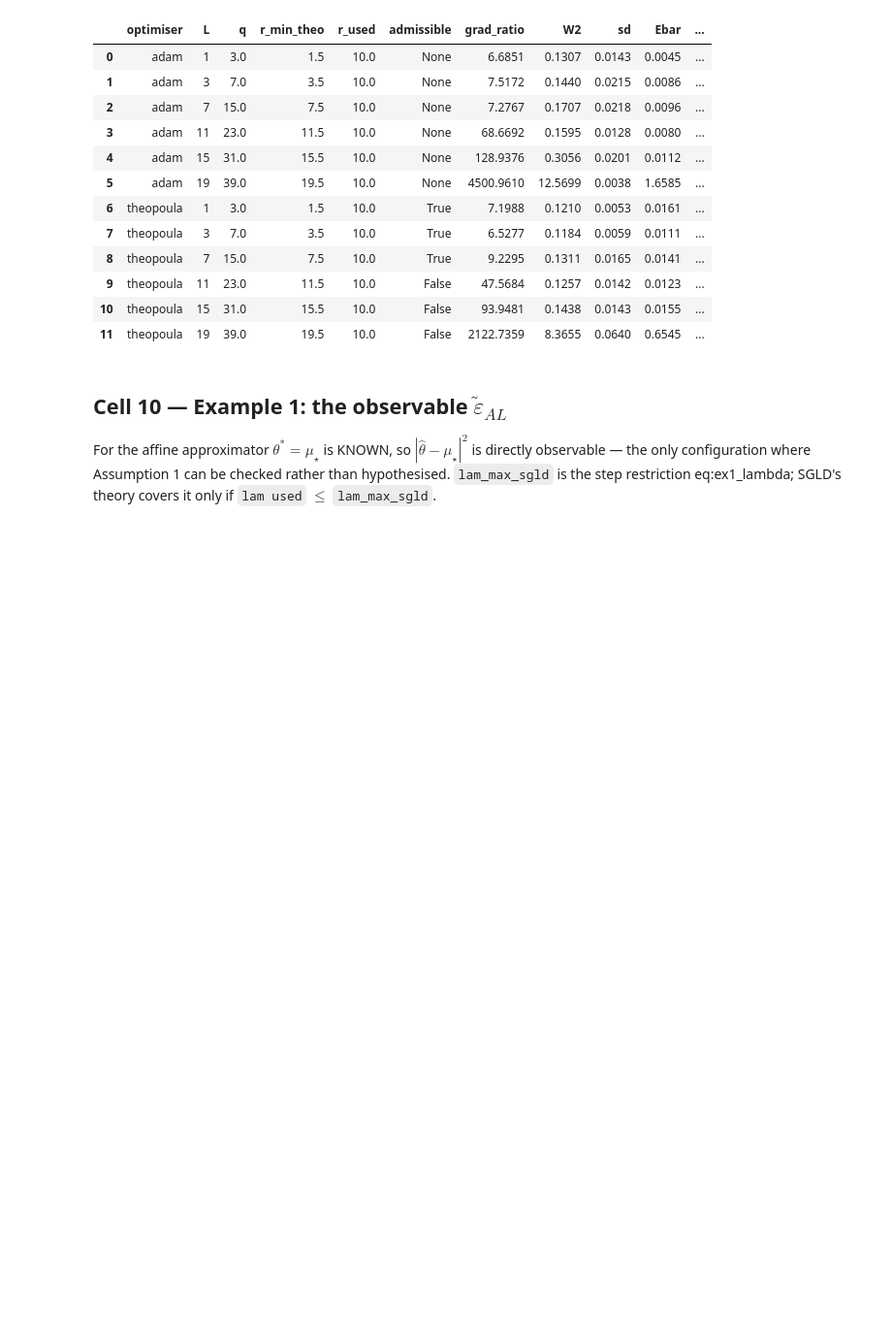
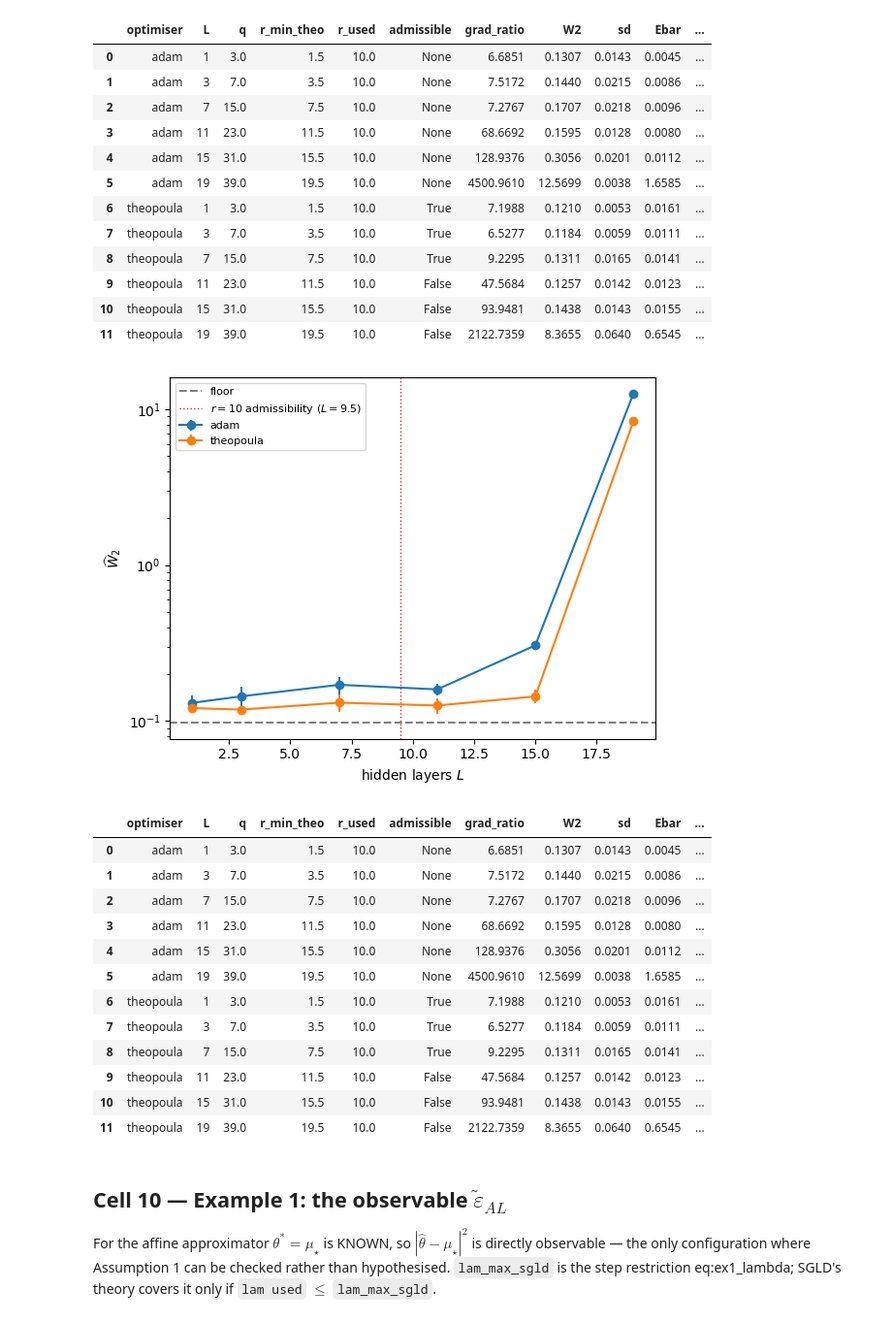
Before and after one commit to kylemcgillivray/Masters-Dissertation, a Jupyter notebook: display5.ipynb, the cells around one changed output. Shown at 97% size. Saved outputs shown, nothing was run; the diff lists cells and outputs as text; code cells hidden in the pictures; blank space fills up the shorter version.

```diff
--- a/display5.ipynb
+++ b/display5.ipynb
@@ -644,6 +690,51 @@ depth_df
 | 9 | theopoula | 11 | 23.0 | 11.5 | 10.0 | False | 47.5684 | 0.1257 | 0.0142 | 0.0123 | ... |
 | 10 | theopoula | 15 | 31.0 | 15.5 | 10.0 | False | 93.9481 | 0.1438 | 0.0143 | 0.0155 | ... |
 | 11 | theopoula | 19 | 39.0 | 19.5 | 10.0 | False | 2122.7359 | 8.3655 | 0.0640 | 0.6545 | ... |
+# %%
+rows = []
+for tag, rec in sorted(depth_runs.items(),
+                       key=lambda kv: (kv[1]["config"]["optimiser"],
+                                       kv[1]["config"]["arch"])):
+    c = rec["config"]
+    rows.append(dict(
+        optimiser=c["optimiser"], L=c["arch"] - 1, q=fct.q_of(c["arch"]),
+        r_min_theo=fct.r_min(c["arch"]), r_used=rec.get("r_used"),
+        admissible=rec.get("r_admissible"), grad_ratio=rec.get("grad_ratio"),
+        W2=rec.get("w2_mean"), sd=rec.get("w2_std"),
+        Ebar=rec.get("score_error_agg"), diverged=rec["diverged"]))
+depth_df = pd.DataFrame(rows)
+
+fig, ax = plt.subplots(figsize=(6, 4.5))
+for opt, sub in depth_df.groupby("optimiser"):
+    sub = sub.sort_values("L")
+    ax.errorbar(sub["L"], sub["W2"], yerr=sub["sd"], marker="o", label=opt)
+
+ax.axhline(floors["bimodal"]["mean"], color="grey", ls="--", label="floor")
+ax.axvline(9.5, color="C3", ls=":", lw=1, label="$r=10$ admissibility ($L=9.5$)")
+ax.set_xlabel("hidden layers $L$")
+ax.set_ylabel(r"$\widehat W_2$")
+ax.set_yscale("log")
+ax.legend(fontsize=8)
+
+plt.tight_layout()
+savefig("e4_depth")
+
+depth_df
+# %% [output]
+[figure, added]
+|  | optimiser | L | q | r_min_theo | r_used | admissible | grad_ratio | W2 | sd | Ebar | ... |
+| 0 | adam | 1 | 3.0 | 1.5 | 10.0 | None | 6.6851 | 0.1307 | 0.0143 | 0.0045 | ... |
+| 1 | adam | 3 | 7.0 | 3.5 | 10.0 | None | 7.5172 | 0.1440 | 0.0215 | 0.0086 | ... |
+| 2 | adam | 7 | 15.0 | 7.5 | 10.0 | None | 7.2767 | 0.1707 | 0.0218 | 0.0096 | ... |
+| 3 | adam | 11 | 23.0 | 11.5 | 10.0 | None | 68.6692 | 0.1595 | 0.0128 | 0.0080 | ... |
+| 4 | adam | 15 | 31.0 | 15.5 | 10.0 | None | 128.9376 | 0.3056 | 0.0201 | 0.0112 | ... |
+| 5 | adam | 19 | 39.0 | 19.5 | 10.0 | None | 4500.9610 | 12.5699 | 0.0038 | 1.6585 | ... |
+| 6 | theopoula | 1 | 3.0 | 1.5 | 10.0 | True | 7.1988 | 0.1210 | 0.0053 | 0.0161 | ... |
+| 7 | theopoula | 3 | 7.0 | 3.5 | 10.0 | True | 6.5277 | 0.1184 | 0.0059 | 0.0111 | ... |
+| 8 | theopoula | 7 | 15.0 | 7.5 | 10.0 | True | 9.2295 | 0.1311 | 0.0165 | 0.0141 | ... |
+| 9 | theopoula | 11 | 23.0 | 11.5 | 10.0 | False | 47.5684 | 0.1257 | 0.0142 | 0.0123 | ... |
+| 10 | theopoula | 15 | 31.0 | 15.5 | 10.0 | False | 93.9481 | 0.1438 | 0.0143 | 0.0155 | ... |
+| 11 | theopoula | 19 | 39.0 | 19.5 | 10.0 | False | 2122.7359 | 8.3655 | 0.0640 | 0.6545 | ... |
 # %% [markdown]
 ## Cell 10 — Example 1: the observable $\widetilde\varepsilon_{AL}$
 
```
Also changed, not shown: parts of 3 cells of this notebook, 10 other files.
